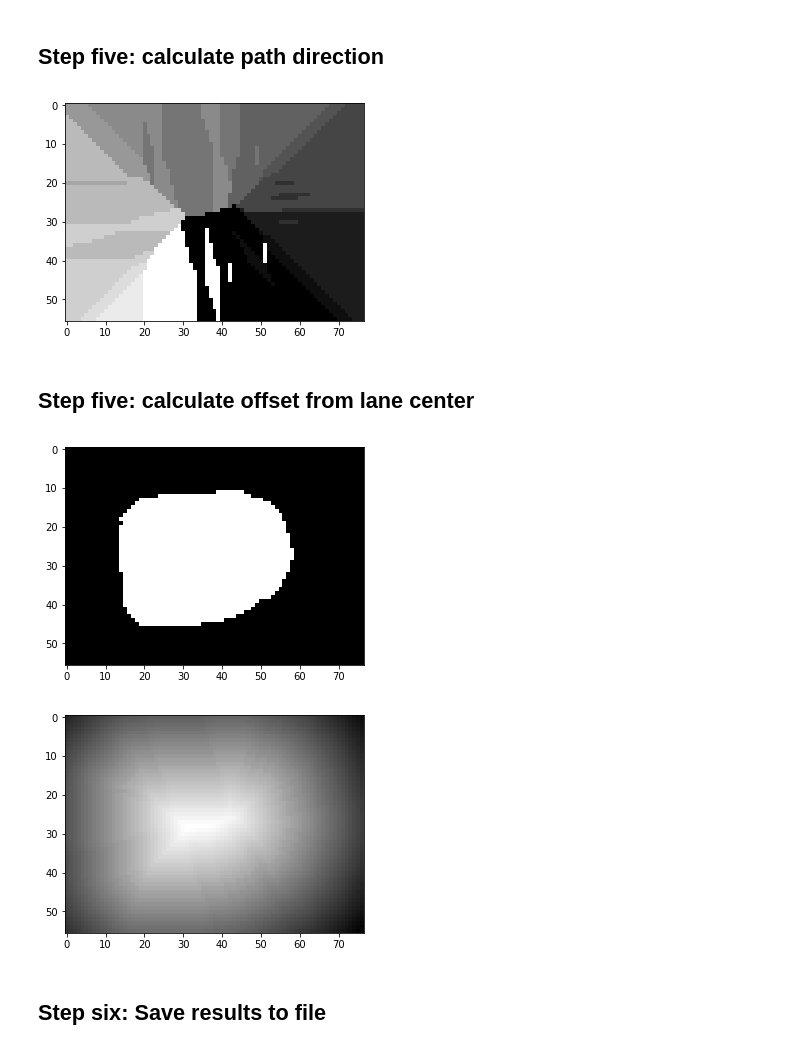
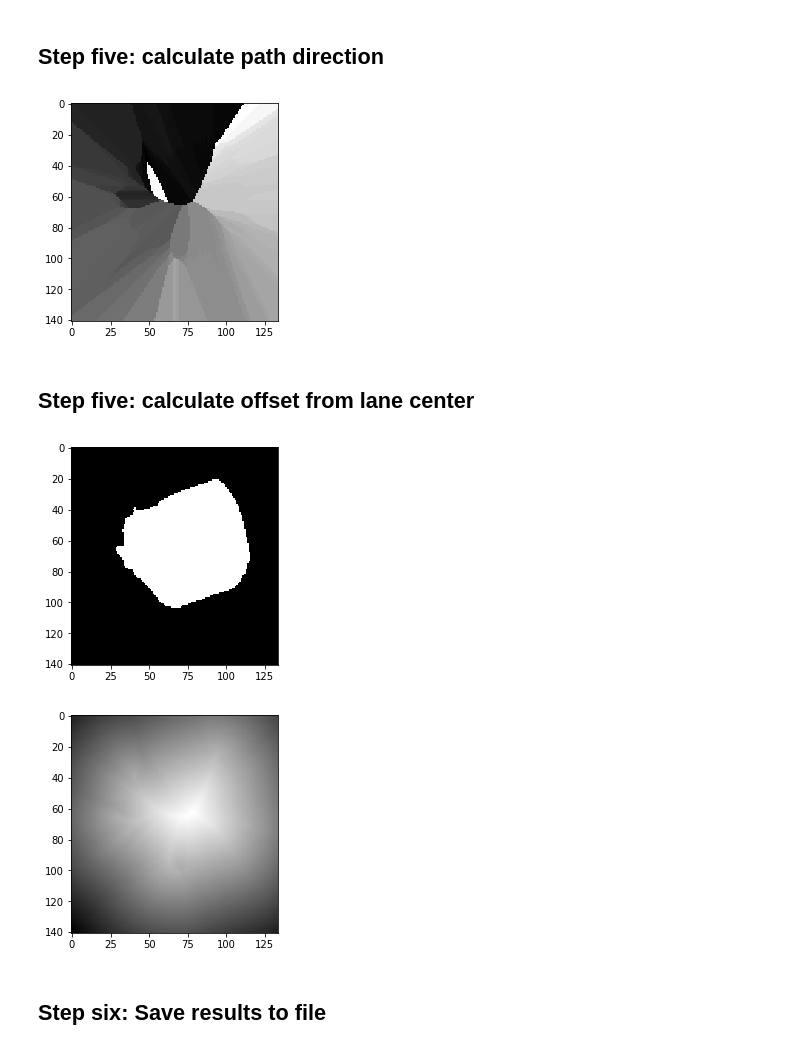
Before and after one commit to KNR-Selfie/selfie_f1tenth, a Jupyter notebook: selfie_map_processing/path_generation.ipynb, the cells around one changed output. Cells and saved outputs as stored; diff of their text form; code cells hidden in the pictures.

```diff
--- a/selfie_map_processing/path_generation.ipynb
+++ b/selfie_map_processing/path_generation.ipynb
@@ -9,7 +9,7 @@ import os
 
 MAPS_DIR = 'maps'
 
-map_name = 'tor_testowy_02'
+map_name = 'mieszkanie_d02_hector_full'
 with open(os.path.join(MAPS_DIR, map_name+'.yaml'), 'r') as f:
     map_meta = load(f)
 
@@ -74,6 +74,11 @@ def dfs(point, target, available, path, remaining_steps=15):
     y = point[1]
 
     if (remaining_steps == 0) and (point == target).all(): return True
+
+    # Lower & upper bounds
+    if x < 0 or x >= available.shape[1]: return False
+    if y < 0 or y >= available.shape[0]: return False
+
     if not available[y, x]: return False
 
     remaining_steps = max(0, remaining_steps-1)
@@ -98,6 +103,9 @@ for starting_point in starting_points:
     if dfs(starting_point, starting_point, available, path):
         break
 
+# TODO Ugly one-time workaround
+path = path[::-1]
+
 path_img = np.zeros_like(skeleton)
 for point in path:
     path_img[point[1], point[0]] = 1
@@ -111,36 +134,33 @@ plt.show()
 # %%
 import math
 
+LEN_LOOKAHEAD = int(0.5 / map_meta['resolution'])
 directions = []
 
 path_size = len(path)
 for i in range(path_size):
-    i_back = i - 1
-    i_front = i + 1
+    i_front = int(i + LEN_LOOKAHEAD) % path_size
 
-    if i_back < 0: i_back = path_size - 1
-    if i_front == path_size: i_front = 0
-
-    dx = path[i_front][0] - path[i_back][0]
-    dy = path[i_front][1] - path[i_back][1]
+    dx = path[i_front][0] - path[i][0]
+    dy = path[i_front][1] - path[i][1]
 
     angle = math.atan2(-dy, dx)
     directions.append(angle)
 
 def get_directions(y, x):
     point = (x, y)
 
     closest_point_idx = np.argmin(np.sum(np.square(np.array(point) - path), 1))
 
     return directions[closest_point_idx]
 
 get_directions = np.vectorize(get_directions)
 directions_img = np.fromfunction(get_directions, skeleton.shape)
 
 plt.imshow(directions_img, cmap='gray')
 plt.show()
 # %% [output]
-[figure, old version]
+[figure, new version]
 # %% [markdown]
 ## Step five: calculate offset from lane center
 # %%
@@ -171,8 +191,8 @@ offsets = np.fromfunction(calc_offsets, interior.shape) * map_meta['resolution']
 plt.imshow(offsets, cmap='gray')
 plt.show()
 # %% [output]
-[figure, old version]
+[figure, new version]
-[figure, old version]
+[figure, new version]
 # %% [markdown]
 ## Step six: Save results to file
 # %%
```
Also changed, not shown: parts of 7 cells of this notebook, 1 other file.
